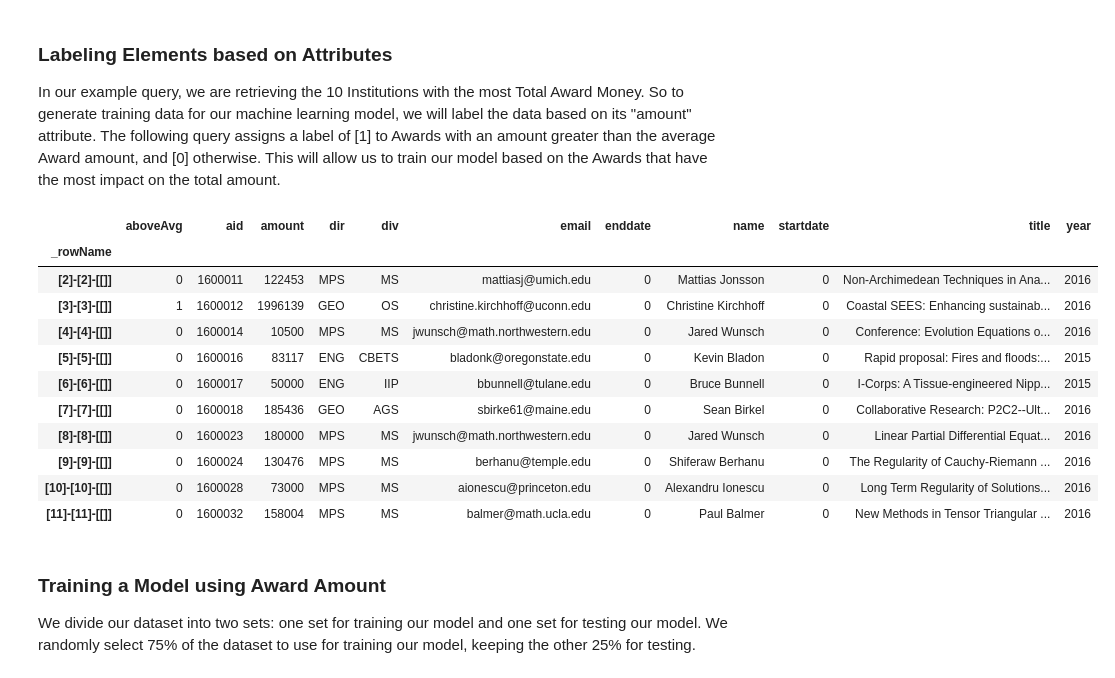
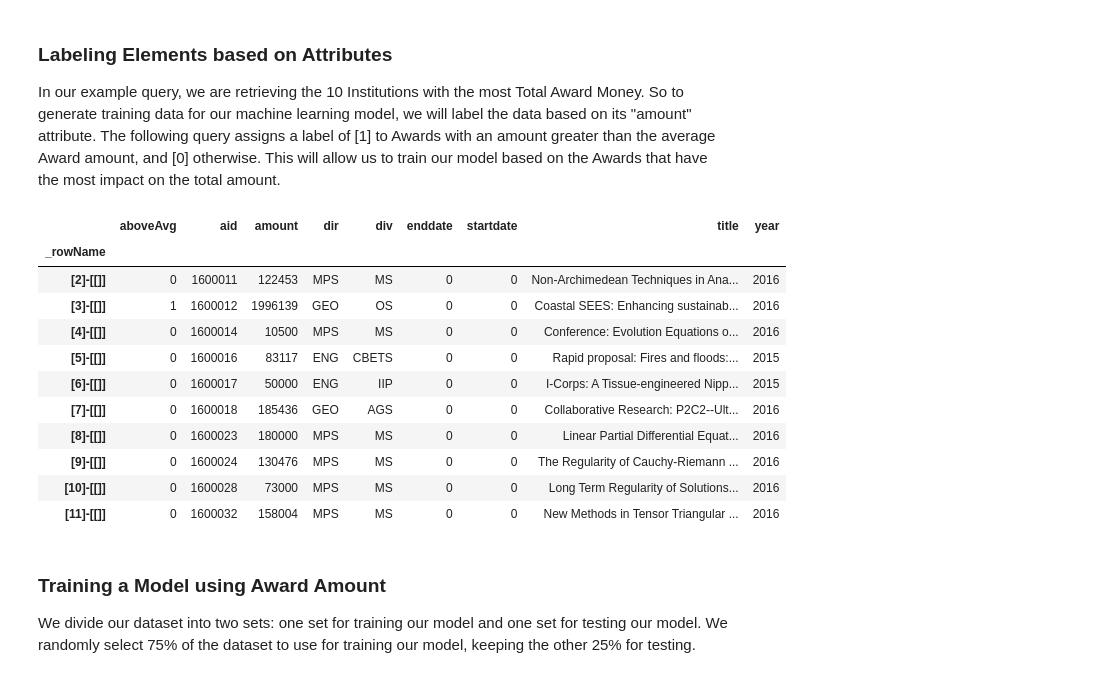
Before and after one commit to Mdevlin4/CMSC724, a Jupyter notebook: Explaining Queries by Identifying Biased Features.ipynb, the cells around one changed output. Cells and saved outputs as stored; diff of their text form; code cells hidden in the pictures.

```diff
--- a/Explaining Queries by Identifying Biased Features.ipynb
+++ b/Explaining Queries by Identifying Biased Features.ipynb
@@ -85,27 +85,26 @@ LIMIT 10
 In our example query, we are retrieving the 10 Institutions with the most Total Award Money. So to generate training data for our machine learning model, we will label the data based on its "amount" attribute. The following query assigns a label of [1] to Awards with an amount greater than the average Award amount, and [0] otherwise. This will allow us to train our model based on the Awards that have the most impact on the total amount.
 # %%
 mldb.query("""
-SELECT Award.* AS *, Investigator.* AS *, Award.amount > amtavg AS aboveAvg
+SELECT Award.* AS *, Award.amount > amtavg AS aboveAvg
 FROM Award
-INNER JOIN Investigator ON Investigator.aid = Award.aid
 INNER JOIN (
     SELECT avg(amount) AS amtavg
     FROM Award
 ) LIMIT 10
 """)
 # %% [output]
-|  | aboveAvg | aid | amount | dir | div | email | enddate | name | startdate | title | year |
-| _rowName |  |  |  |  |  |  |  |  |  |  |  |
-| [2]-[2]-[[]] | 0 | 1600011 | 122453 | MPS | MS | mattiasj@umich.edu | 0 | Mattias Jonsson | 0 | Non-Archimedean Techniques in Ana... | 2016 |
-| [3]-[3]-[[]] | 1 | 1600012 | 1996139 | GEO | OS | christine.kirchhoff@uconn.edu | 0 | Christine Kirchhoff | 0 | Coastal SEES: Enhancing sustainab... | 2016 |
-| [4]-[4]-[[]] | 0 | 1600014 | 10500 | MPS | MS | jwunsch@math.northwestern.edu | 0 | Jared Wunsch | 0 | Conference: Evolution Equations o... | 2016 |
-| [5]-[5]-[[]] | 0 | 1600016 | 83117 | ENG | CBETS | bladonk@oregonstate.edu | 0 | Kevin Bladon | 0 | Rapid proposal: Fires and floods:... | 2015 |
-| [6]-[6]-[[]] | 0 | 1600017 | 50000 | ENG | IIP | bbunnell@tulane.edu | 0 | Bruce Bunnell | 0 | I-Corps: A Tissue-engineered Nipp... | 2015 |
-| [7]-[7]-[[]] | 0 | 1600018 | 185436 | GEO | AGS | sbirke61@maine.edu | 0 | Sean Birkel | 0 | Collaborative Research: P2C2--Ult... | 2016 |
-| [8]-[8]-[[]] | 0 | 1600023 | 180000 | MPS | MS | jwunsch@math.northwestern.edu | 0 | Jared Wunsch | 0 | Linear Partial Differential Equat... | 2016 |
-| [9]-[9]-[[]] | 0 | 1600024 | 130476 | MPS | MS | berhanu@temple.edu | 0 | Shiferaw Berhanu | 0 | The Regularity of Cauchy-Riemann ... | 2016 |
-| [10]-[10]-[[]] | 0 | 1600028 | 73000 | MPS | MS | aionescu@princeton.edu | 0 | Alexandru Ionescu | 0 | Long Term Regularity of Solutions... | 2016 |
-| [11]-[11]-[[]] | 0 | 1600032 | 158004 | MPS | MS | balmer@math.ucla.edu | 0 | Paul Balmer | 0 | New Methods in Tensor Triangular ... | 2016 |
+|  | aboveAvg | aid | amount | dir | div | enddate | startdate | title | year |
+| _rowName |  |  |  |  |  |  |  |  |  |
+| [2]-[[]] | 0 | 1600011 | 122453 | MPS | MS | 0 | 0 | Non-Archimedean Techniques in Ana... | 2016 |
+| [3]-[[]] | 1 | 1600012 | 1996139 | GEO | OS | 0 | 0 | Coastal SEES: Enhancing sustainab... | 2016 |
+| [4]-[[]] | 0 | 1600014 | 10500 | MPS | MS | 0 | 0 | Conference: Evolution Equations o... | 2016 |
+| [5]-[[]] | 0 | 1600016 | 83117 | ENG | CBETS | 0 | 0 | Rapid proposal: Fires and floods:... | 2015 |
+| [6]-[[]] | 0 | 1600017 | 50000 | ENG | IIP | 0 | 0 | I-Corps: A Tissue-engineered Nipp... | 2015 |
+| [7]-[[]] | 0 | 1600018 | 185436 | GEO | AGS | 0 | 0 | Collaborative Research: P2C2--Ult... | 2016 |
+| [8]-[[]] | 0 | 1600023 | 180000 | MPS | MS | 0 | 0 | Linear Partial Differential Equat... | 2016 |
+| [9]-[[]] | 0 | 1600024 | 130476 | MPS | MS | 0 | 0 | The Regularity of Cauchy-Riemann ... | 2016 |
+| [10]-[[]] | 0 | 1600028 | 73000 | MPS | MS | 0 | 0 | Long Term Regularity of Solutions... | 2016 |
+| [11]-[[]] | 0 | 1600032 | 158004 | MPS | MS | 0 | 0 | New Methods in Tensor Triangular ... | 2016 |
 # %% [markdown]
 ### Training a Model using Award Amount
 We divide our dataset into two sets: one set for training our model and one set for testing our model. We randomly select 75% of the dataset to use for training our model, keeping the other 25% for testing.
```
Also changed, not shown: parts of 5 cells of this notebook, 3 other files.
